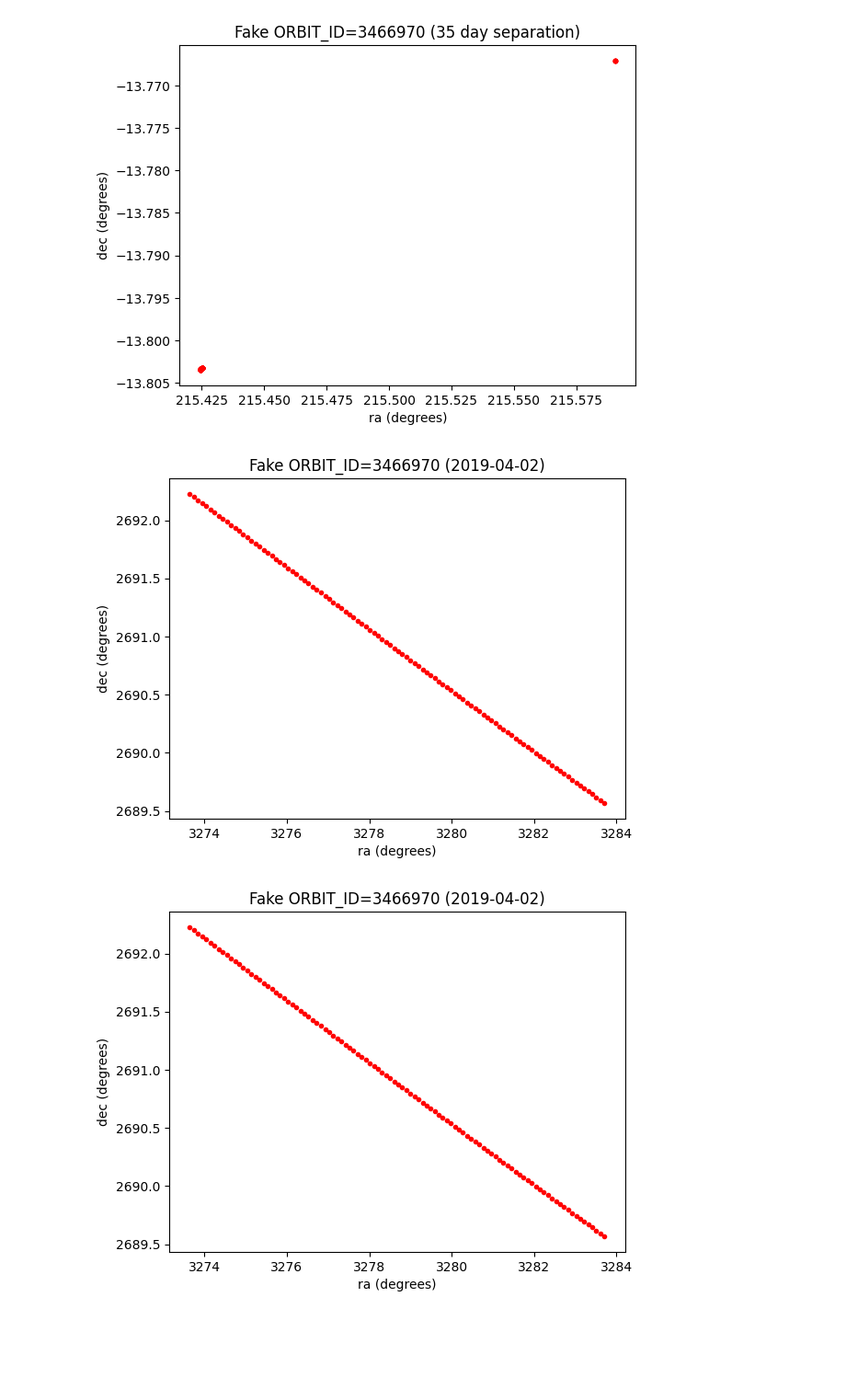
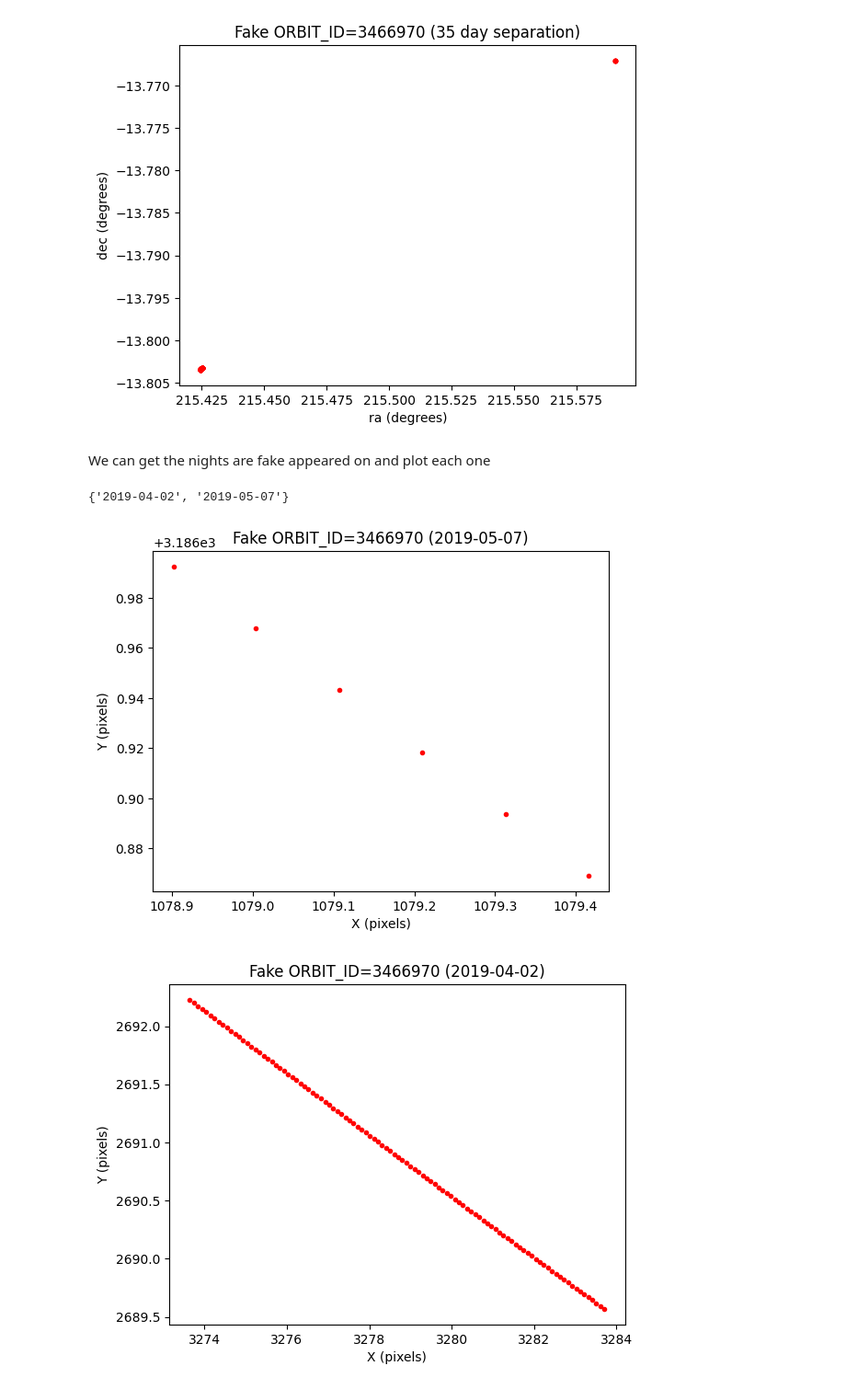
Before and after one commit to dirac-institute/kbmod-tno-scripts, a Jupyter notebook: kbmod_multi_night_search.ipynb, the cells around one changed output. Shown at 92% size. Cells and saved outputs as stored; diff of their text form; code cells hidden in the pictures; blank space fills up the shorter version.

```diff
--- a/kbmod_multi_night_search.ipynb
+++ b/kbmod_multi_night_search.ipynb
@@ -614,14 +616,13 @@ def plot_fake_x_y_single_night(fake_table, orbit_id, night):
     day_sep = int(max_date) - int(min_date)
 
     fake_plt = plt.scatter(fake_x, fake_y, color='red', label="fakes", marker='.')
-    plt.xlabel('ra (degrees)')
-    plt.ylabel('dec (degrees)')
+    plt.xlabel('X (pixels)')
+    plt.ylabel('Y (pixels)')
     plt.title(f'Fake ORBIT_ID={orbit_id} ({night})')
     plt.show()
 
 
 def plot_res_traj_and_fake(result_table, res_idx, trajectories, fake_table, orbit_id):
-
     valid_obstimes = []
     for i in range(len(result_table[res_idx]["obs_valid"])):
         if result_table[res_idx]["obs_valid"][i]:
@@ -643,24 +644,6 @@ def plot_res_traj_and_fake(result_table, res_idx, trajectories, fake_table, orbi
     plt.title(f'KBMOD Result Trajectory {res_idx} vs Fake ORBIT_ID={orbit_id} ({day_sep} day separation)')
     plt.legend((kbmod_plt, fake_plt), ("KBMOD trajectory", "fake"))
     plt.show()
-
-
-def plot_fake_ra_dec_sanity(fake_table, orbit_id):
-    our_fake = fake_table[fake_table["ORBITID"] == orbit_id]
-    our_fake.sort("mjd_mid")
-    our_fake = our_fake[:90]
-    #our_fake =  fake_table[fake_table["local_obsnight"] == night]
-    #fake_x, fake_y = SkyCoord(ra=our_fake[fakes_guess_ra]*u.deg, dec=our_fake[fakes_guess_dec]*u.degree)
-
-    min_date = min(our_fake["mjd_mid"])
-    max_date = max(our_fake["mjd_mid"])
-    day_sep = int(max_date) - int(min_date)
-
-    fake_plt = plt.scatter(our_fake[fakes_guess_ra], our_fake[fakes_guess_dec], color='red', label="fakes", marker='.')
-    plt.xlabel('ra (degrees)')
-    plt.ylabel('dec (degrees)')
-    plt.title(f'Fake ORBIT_ID={orbit_id})')
-    plt.show()
 # %%
 plot_fake(fakes, CURR_ORBIT_ID)
 # %% [output]
@@ -675,11 +658,16 @@ plot_res_traj_and_fake(results, 237, trajectories, fakes, CURR_ORBIT_ID)
 plot_fake_ra_dec(fakes, CURR_ORBIT_ID)
 # %% [output]
 [figure]
-# %%
-plot_fake_x_y_single_night(fakes, CURR_ORBIT_ID, "2019-04-02")
-# %% [output]
-[figure, removed]
-# %%
-plot_fake_x_y_single_night(fakes, CURR_ORBIT_ID, "2019-04-02")
-# %% [output]
-[figure, removed]
+# %% [markdown]
+We can get the nights are fake appeared on and plot each one
+# %%
+nights = set(fakes[fakes["ORBITID"] == CURR_ORBIT_ID]["local_obsnight"])
+nights
+# %% [output]
+{'2019-04-02', '2019-05-07'}
+# %%
+for night in nights:
+    plot_fake_x_y_single_night(fakes, CURR_ORBIT_ID, night)
+# %% [output]
+[figure, added]
+[figure, added]
```
Also changed, not shown: parts of 9 cells of this notebook.
